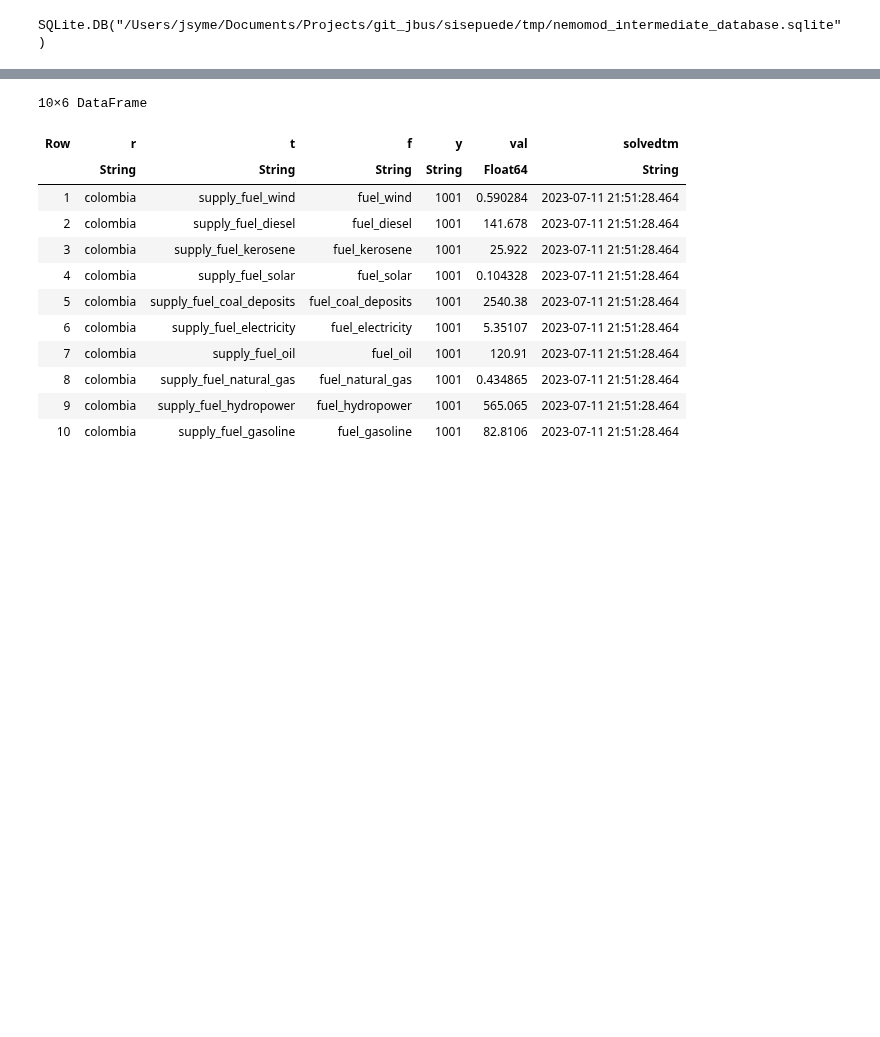
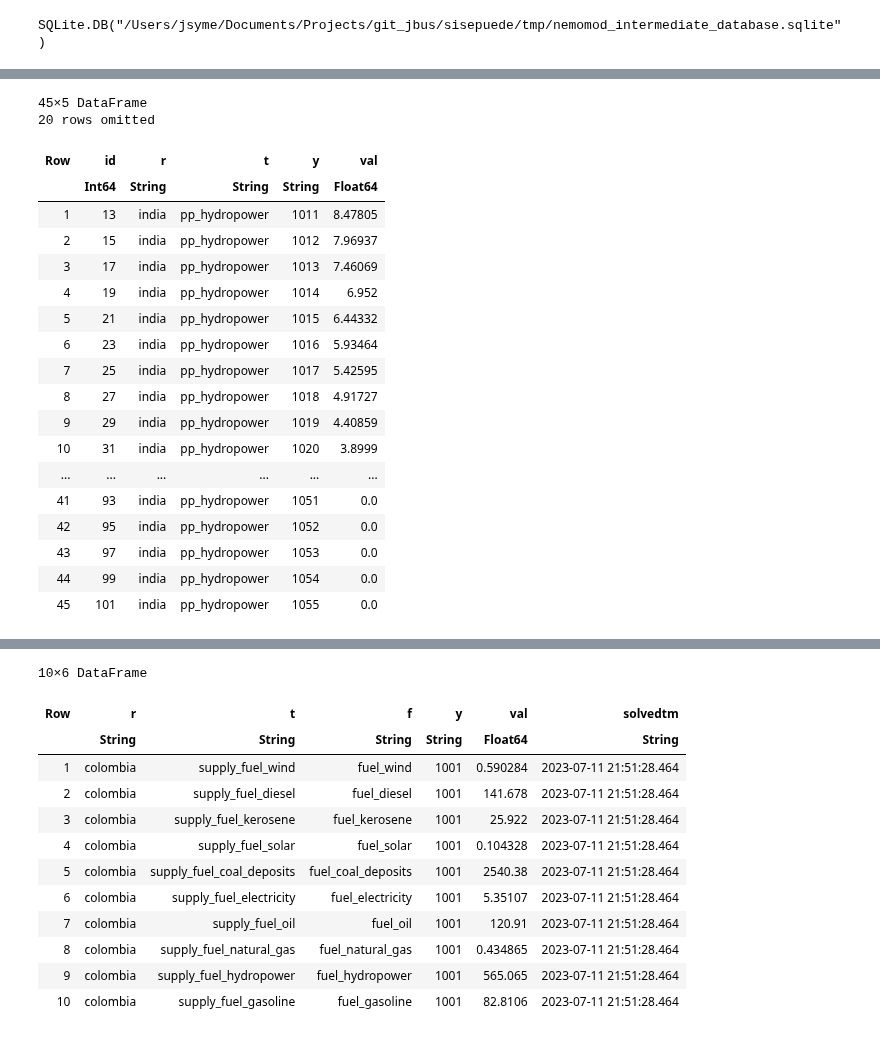
Before and after one commit to jcsyme/sisepuede, a Jupyter notebook: julia/nemomod_work_1.8.2.ipynb, the cells around one changed output, grey strips where cells are left out. Saved outputs shown, nothing was run; the diff lists cells and outputs as text; code cells hidden in the pictures; blank space fills up the shorter version.

```diff
--- a/julia/nemomod_work_1.8.2.ipynb
+++ b/julia/nemomod_work_1.8.2.ipynb
@@ -111,0 +78,26 @@ using HiGHS
+# %%
+#cp(fp_sqlite_orig, fp_sqlite, force = true)
+
+df = dict_tables["TotalAnnualMaxCapacityInvestment"]#TotalAnnualMaxCapacityInvestment
+filter(x -> (x[:t] == "pp_hydropower"), df)
+# %% [output]
+45×5 DataFrame
+20 rows omitted
+| Row | id | r | t | y | val |
+|  | Int64 | String | String | String | Float64 |
+| 1 | 13 | india | pp_hydropower | 1011 | 8.47805 |
+| 2 | 15 | india | pp_hydropower | 1012 | 7.96937 |
+| 3 | 17 | india | pp_hydropower | 1013 | 7.46069 |
+| 4 | 19 | india | pp_hydropower | 1014 | 6.952 |
+| 5 | 21 | india | pp_hydropower | 1015 | 6.44332 |
+| 6 | 23 | india | pp_hydropower | 1016 | 5.93464 |
+| 7 | 25 | india | pp_hydropower | 1017 | 5.42595 |
+| 8 | 27 | india | pp_hydropower | 1018 | 4.91727 |
+| 9 | 29 | india | pp_hydropower | 1019 | 4.40859 |
+| 10 | 31 | india | pp_hydropower | 1020 | 3.8999 |
+| ... | ... | ... | ... | ... | ... |
+| 41 | 93 | india | pp_hydropower | 1051 | 0.0 |
+| 42 | 95 | india | pp_hydropower | 1052 | 0.0 |
+| 43 | 97 | india | pp_hydropower | 1053 | 0.0 |
+| 44 | 99 | india | pp_hydropower | 1054 | 0.0 |
+| 45 | 101 | india | pp_hydropower | 1055 | 0.0 |
```
Also changed, not shown: parts of 19 cells of this notebook, 1 other file.
